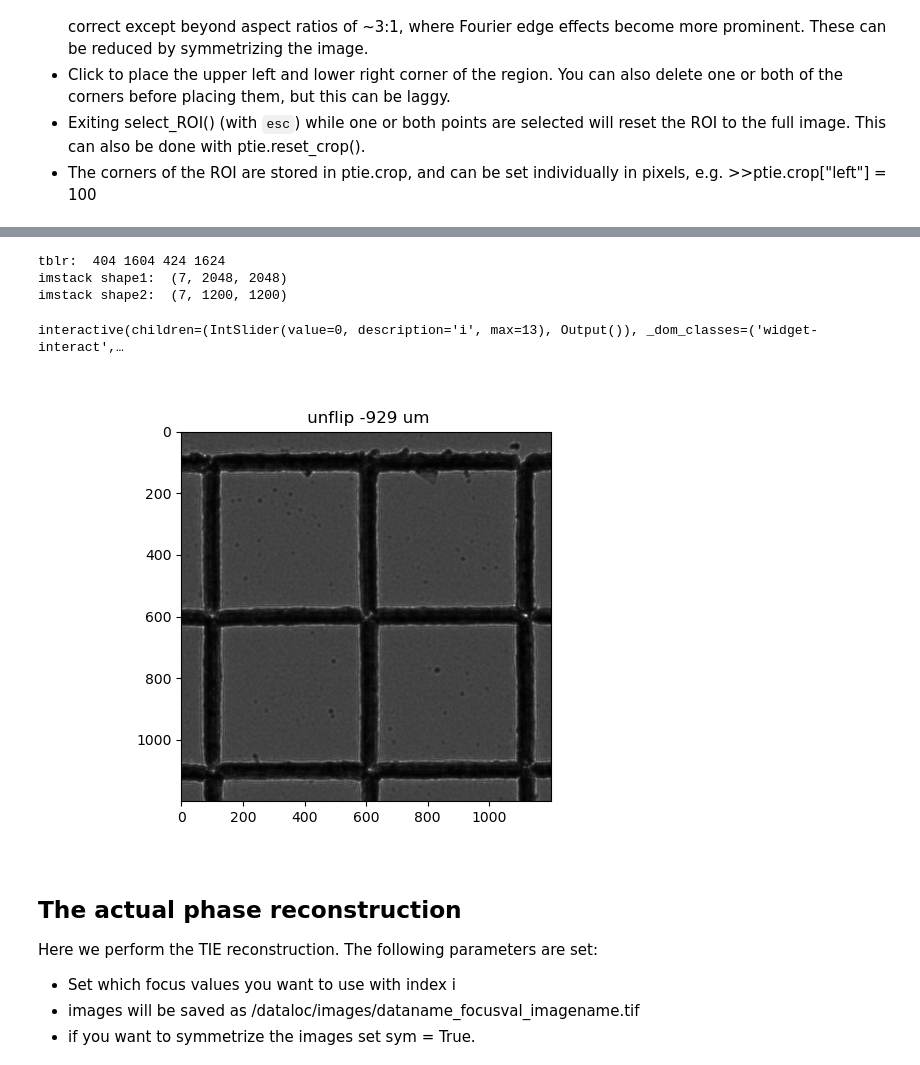
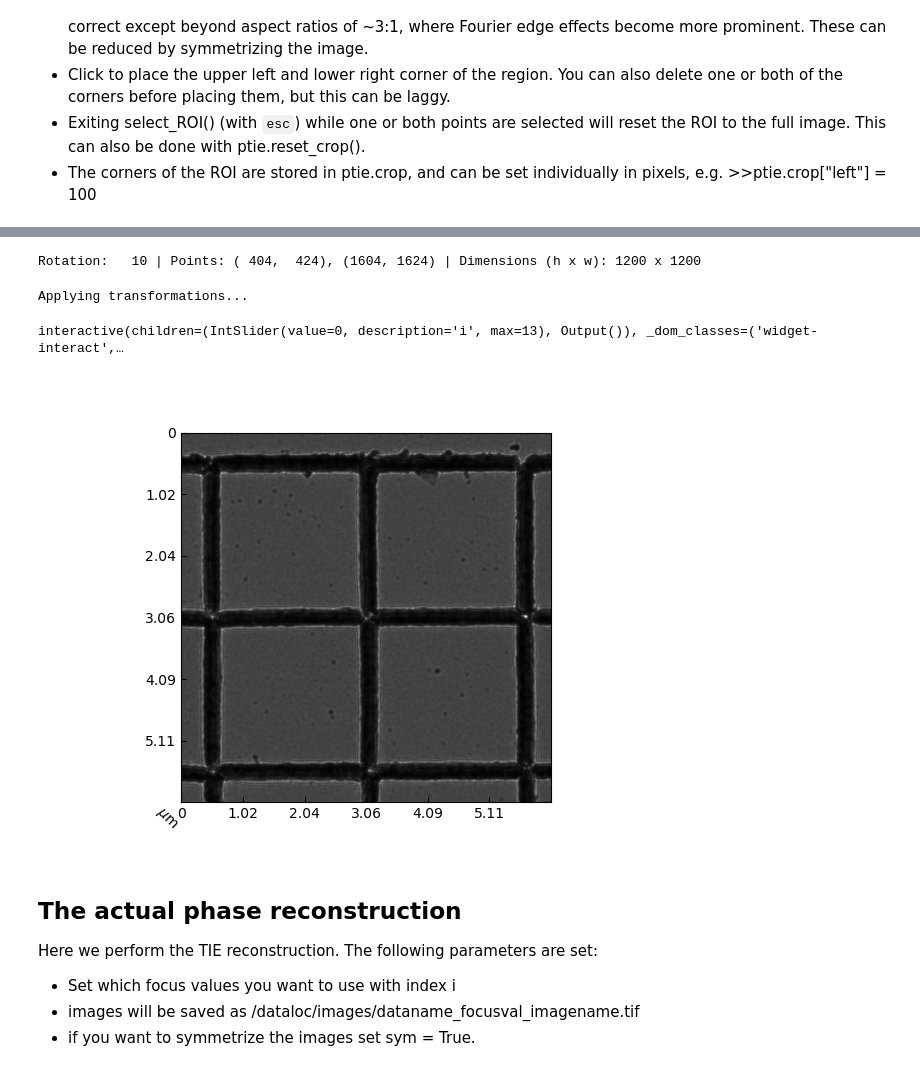
Before and after one commit to PyLorentz/PyLorentz, a Jupyter notebook: Examples/TIE_template.ipynb, the cells around one changed output, grey strips where cells are left out. Drawn from its saved outputs; the diff is of its cells as text; code cells hidden in the pictures.

```diff
--- a/Examples/TIE_template.ipynb
+++ b/Examples/TIE_template.ipynb
@@ -139,16 +136,20 @@ Cropping can be returned to the full image by running dd.reset_transformations()
+# %%
+# can also set manually with a dictionary
+# values will be overwritten with new
+dd.transformations = {"rotation": 10}
+# %% [output]
+Rotation:   10 | Points: ( 404,  424), (1604, 1624) | Dimensions (h x w): 1200 x 1200
 # %%
 # Once transforms set, then apply
 # have to do this in seperate cell due to notebook/matplotlib limitations
 dd.apply_transforms()
 # %% [output]
-tblr:  404 1604 424 1624
-imstack shape1:  (7, 2048, 2048)
-imstack shape2:  (7, 1200, 1200)
+Applying transformations...
 # %%
-show_stack(dd.full_stack, titles=full_titles)
+show_stack(dd.full_stack, scale=dd.scale)#, titles=full_titles)
 # %% [output]
 interactive(children=(IntSlider(value=0, description='i', max=13), Output()), _dom_classes=('widget-interact',…
-[figure, old version]
+[figure, new version]
 # %% [markdown]
 ## The actual phase reconstruction
 Here we perform the TIE reconstruction. The following parameters are set:
```
Also changed, not shown: parts of 8 cells of this notebook, 14 other files.
